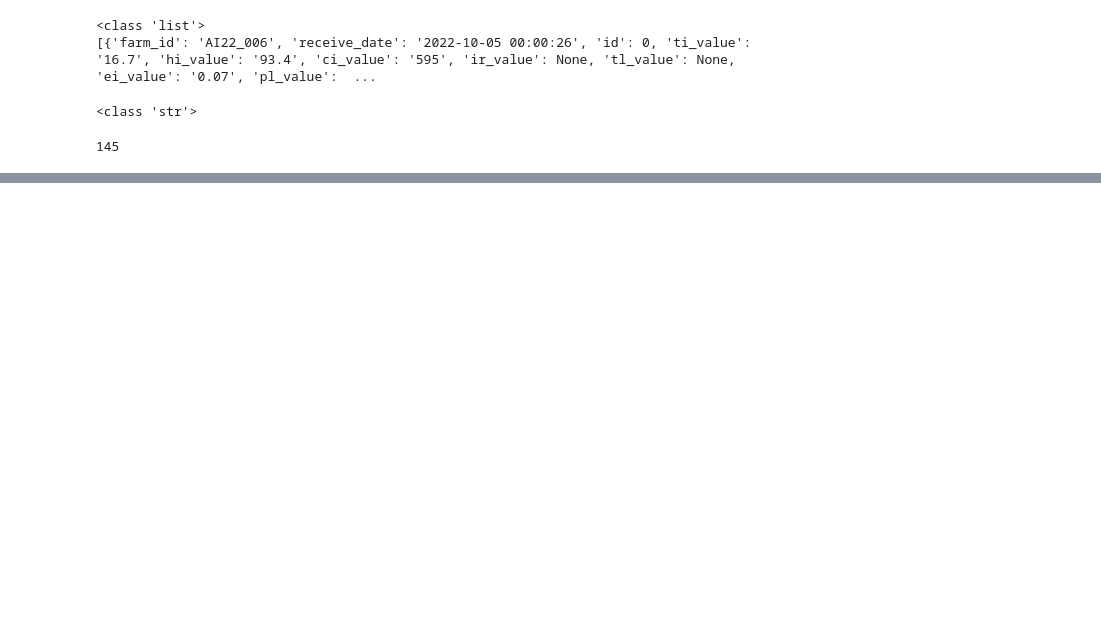
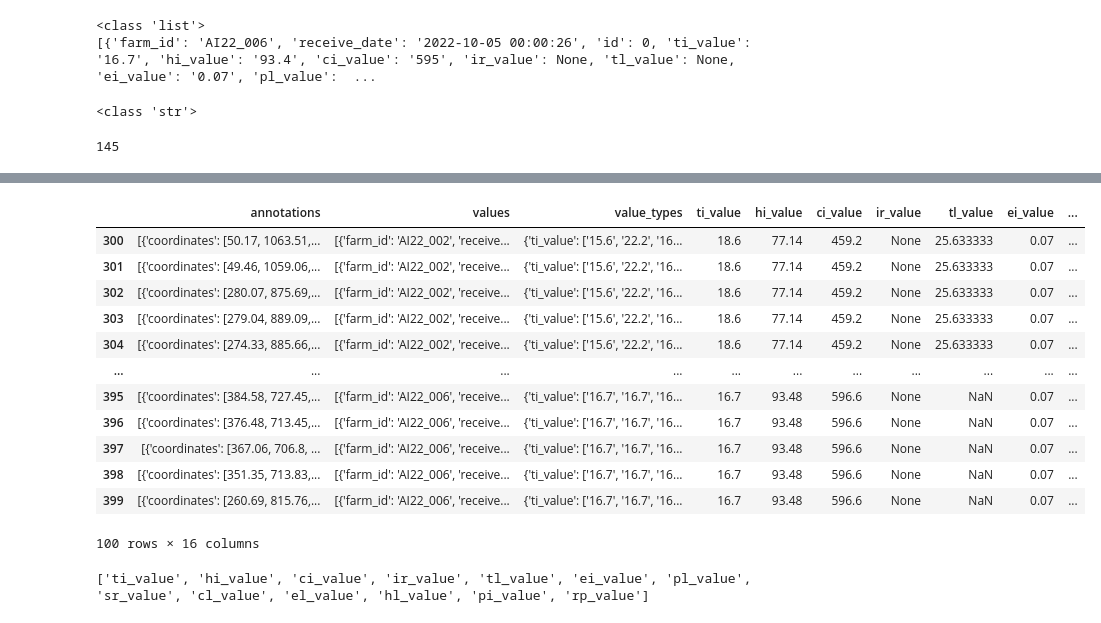
Before and after one commit to kangminkwon90/image_detection_berry, a Jupyter notebook: label_preprocess.ipynb, the cells around one changed output, grey strips where cells are left out. Drawn from its saved outputs; the diff is of its cells as text; code cells hidden in the pictures; blank space fills up the shorter version.

Commit message:
env values preprocessing working

```diff
--- a/label_preprocess.ipynb
+++ b/label_preprocess.ipynb
@@ -317,0 +354,8 @@ print(type(env[0]['ti_value']))
+# %%
+for idx, row in normal_sample.iterrows():
+    len_values = row['values']
+    print(len(len_values))
+    print(len_values)
+
+print(normal_sample.info())
+print(normal_sample['values'][0])
@@ -317,0 +380,5 @@ print(type(env[0]['ti_value']))
+# %%
+for index, row in normal_sample.iterrows():
+    values = row['values']
+    for key, value in values.items():
+        print(key, value)
@@ -317,0 +403,9 @@ print(type(env[0]['ti_value']))
+# %%
+for index, row in normal_sample.iterrows():
+    values = row['values']
+    for key, value in values.items():
+        if key not in normal_sample.columns:
+            normal_sample[key] = pd.NA
+        normal_sample.at[index, key] = value
+
+normal_sample.head(1)
@@ -317,0 +498,8 @@ print(type(env[0]['ti_value']))
+# %%
+sample_check = raw_normal[['environments', 'annotations']][:400].copy()
+
+sample_df, env_value_list = json_data_to_pandas(sample_check, target_col='environments', saving_col='values')
+
+df_result = extraction_env_values(sample_df, env_value_list)
+print(df_result['value_types'][0])
+df_result.to_csv('./normal_env_sample_check.csv', encoding='utf-8', index=False)
@@ -318,3 +513,31 @@ print(type(env[0]['ti_value']))
+# %%
+df_avg_1 = calculate_env_values(df_result)
+
+df_avg_1[-100:]
+# %% [output]
+|  | annotations | values | value_types | ti_value | hi_value | ci_value | ir_value | tl_value | ei_value | ... |
+| 300 | [{'coordinates': [50.17, 1063.51,... | [{'farm_id': 'AI22_002', 'receive... | {'ti_value': ['15.6', '22.2', '16... | 18.6 | 77.14 | 459.2 | None | 25.633333 | 0.07 | ... |
+| 301 | [{'coordinates': [49.46, 1059.06,... | [{'farm_id': 'AI22_002', 'receive... | {'ti_value': ['15.6', '22.2', '16... | 18.6 | 77.14 | 459.2 | None | 25.633333 | 0.07 | ... |
+| 302 | [{'coordinates': [280.07, 875.69,... | [{'farm_id': 'AI22_002', 'receive... | {'ti_value': ['15.6', '22.2', '16... | 18.6 | 77.14 | 459.2 | None | 25.633333 | 0.07 | ... |
+| 303 | [{'coordinates': [279.04, 889.09,... | [{'farm_id': 'AI22_002', 'receive... | {'ti_value': ['15.6', '22.2', '16... | 18.6 | 77.14 | 459.2 | None | 25.633333 | 0.07 | ... |
+| 304 | [{'coordinates': [274.33, 885.66,... | [{'farm_id': 'AI22_002', 'receive... | {'ti_value': ['15.6', '22.2', '16... | 18.6 | 77.14 | 459.2 | None | 25.633333 | 0.07 | ... |
+| ... | ... | ... | ... | ... | ... | ... | ... | ... | ... | ... |
+| 395 | [{'coordinates': [384.58, 727.45,... | [{'farm_id': 'AI22_006', 'receive... | {'ti_value': ['16.7', '16.7', '16... | 16.7 | 93.48 | 596.6 | None | NaN | 0.07 | ... |
+| 396 | [{'coordinates': [376.48, 713.45,... | [{'farm_id': 'AI22_006', 'receive... | {'ti_value': ['16.7', '16.7', '16... | 16.7 | 93.48 | 596.6 | None | NaN | 0.07 | ... |
+| 397 | [{'coordinates': [367.06, 706.8, ... | [{'farm_id': 'AI22_006', 'receive... | {'ti_value': ['16.7', '16.7', '16... | 16.7 | 93.48 | 596.6 | None | NaN | 0.07 | ... |
+| 398 | [{'coordinates': [351.35, 713.83,... | [{'farm_id': 'AI22_006', 'receive... | {'ti_value': ['16.7', '16.7', '16... | 16.7 | 93.48 | 596.6 | None | NaN | 0.07 | ... |
+| 399 | [{'coordinates': [260.69, 815.76,... | [{'farm_id': 'AI22_006', 'receive... | {'ti_value': ['16.7', '16.7', '16... | 16.7 | 93.48 | 596.6 | None | NaN | 0.07 | ... |
+100 rows × 16 columns
+# %%
+check_list = []
+for i in range(len(env_value_list)):
+    value = env_value_list[i]
+    if value.endswith('value'):
+        check_list.append(value)
+
+print(check_list)
+# %% [output]
+['ti_value', 'hi_value', 'ci_value', 'ir_value', 'tl_value', 'ei_value', 'pl_value', 'sr_value', 'cl_value', 'el_value', 'hl_value', 'pi_value', 'rp_value']
 # %%
 """
 bbox, name, status 분리 작업
```
Also changed, not shown: parts of 15 cells of this notebook.
